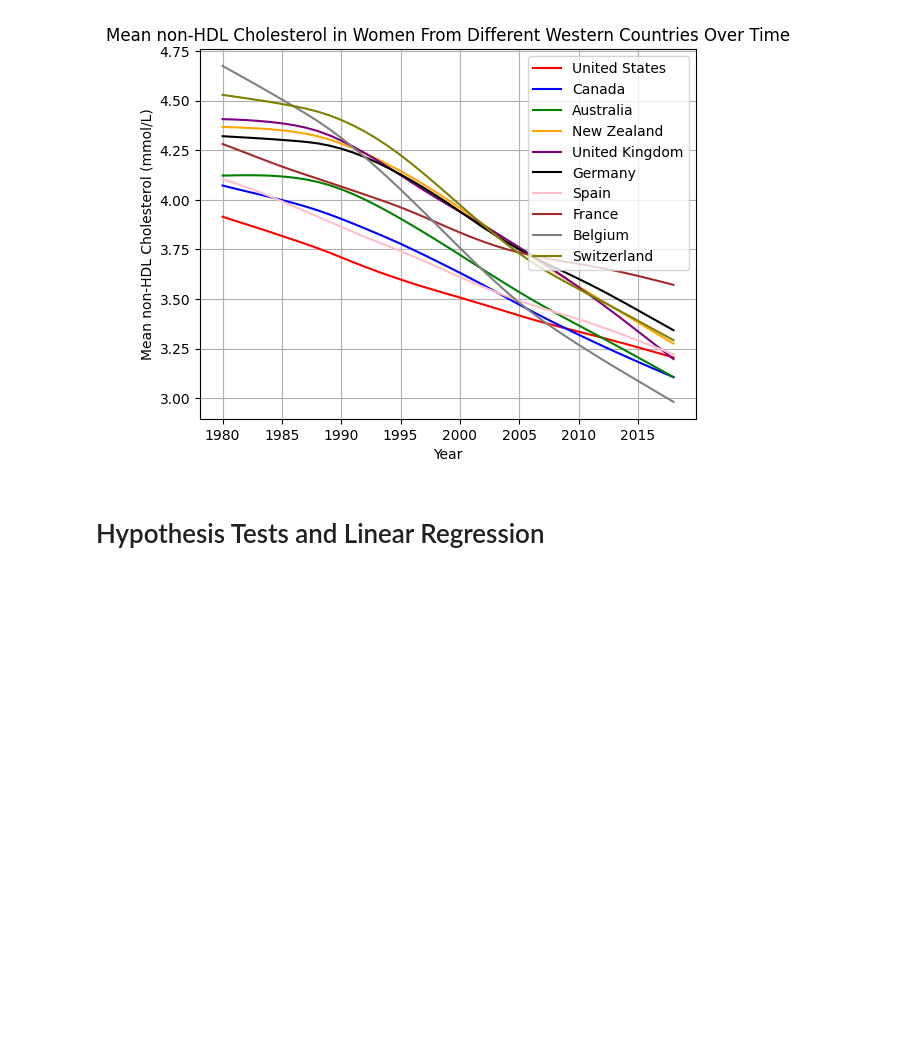
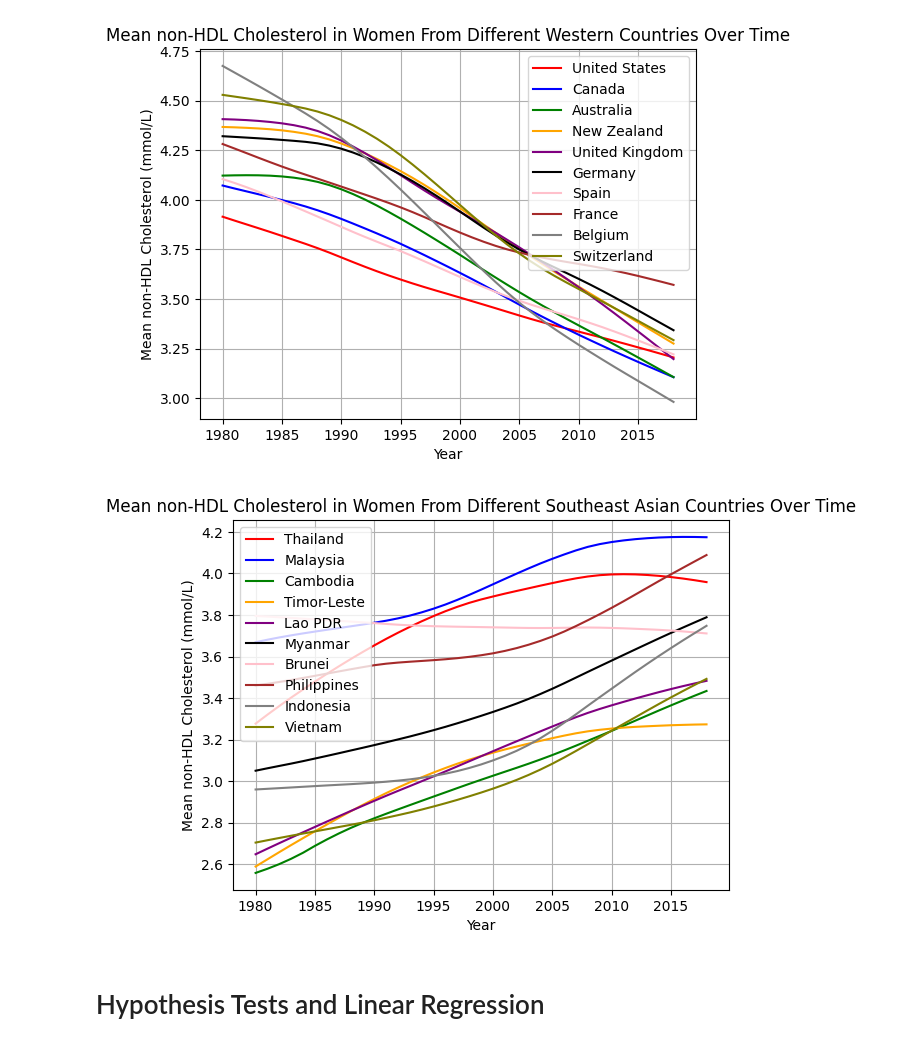
Before and after one commit to jocelynbrownie27-max/Cholesterol-Project, a Jupyter notebook: DSRP_2026_Jocelyn_Browne_(CHOLESTEROL).ipynb, the cells around one changed output. Drawn from its saved outputs; the diff is of its cells as text; code cells hidden in the pictures; blank space fills up the shorter version.

```diff
--- a/DSRP_2026_Jocelyn_Browne_(CHOLESTEROL).ipynb
+++ b/DSRP_2026_Jocelyn_Browne_(CHOLESTEROL).ipynb
@@ -580,6 +580,37 @@ plt.title('Mean non-HDL Cholesterol in Women From Different Western Countries Ov
 plt.show()
 # %% [output]
 [figure]
+# %%
+first_line = df[(df['Country/Region/World'] == 'Thailand') & (df['Sex'] == 'Women')].copy()
+second_line = df[(df['Country/Region/World'] == 'Malaysia') & (df['Sex'] == 'Women')].copy()
+third_line = df[(df['Country/Region/World'] == 'Cambodia') & (df['Sex'] == 'Women')].copy()
+fourth_line = df[(df['Country/Region/World'] == 'Timor-Leste') & (df['Sex'] == 'Women')].copy()
+fifth_line = df[(df['Country/Region/World'] == 'Lao PDR') & (df['Sex'] == 'Women')].copy()
+sixth_line = df[(df['Country/Region/World'] == 'Myanmar') & (df['Sex'] == 'Women')].copy()
+seventh_line = df[(df['Country/Region/World'] == 'Brunei Darussalam') & (df['Sex'] == 'Women')].copy()
+eighth_line = df[(df['Country/Region/World'] == 'Philippines') & (df['Sex'] == 'Women')].copy()
+ninth_line = df[(df['Country/Region/World'] == 'Indonesia') & (df['Sex'] == 'Women')].copy()
+tenth_line = df[(df['Country/Region/World'] == 'Viet Nam') & (df['Sex'] == 'Women')].copy()
+
+plt.plot(specific_country_df['Year'], first_line['Mean non-HDL cholesterol (mmol/L)'], label="Thailand", color='red')
+plt.plot(second_line['Year'], second_line['Mean non-HDL cholesterol (mmol/L)'], label="Malaysia", color='blue')
+plt.plot(third_line['Year'], third_line['Mean non-HDL cholesterol (mmol/L)'], label="Cambodia", color='green')
+plt.plot(fourth_line['Year'], fourth_line['Mean non-HDL cholesterol (mmol/L)'], label="Timor-Leste", color='orange')
+plt.plot(fifth_line['Year'], fifth_line['Mean non-HDL cholesterol (mmol/L)'], label="Lao PDR", color='purple')
+plt.plot(sixth_line['Year'], sixth_line['Mean non-HDL cholesterol (mmol/L)'], label="Myanmar", color='black')
+plt.plot(seventh_line['Year'], seventh_line['Mean non-HDL cholesterol (mmol/L)'], label="Brunei", color='pink')
+plt.plot(eighth_line['Year'], eighth_line['Mean non-HDL cholesterol (mmol/L)'], label="Philippines", color='brown')
+plt.plot(ninth_line['Year'], ninth_line['Mean non-HDL cholesterol (mmol/L)'], label="Indonesia", color='gray')
+plt.plot(tenth_line['Year'], tenth_line['Mean non-HDL cholesterol (mmol/L)'], label="Vietnam", color='olive')
+
+plt.legend()
+plt.grid(True)
+plt.xlabel('Year')
+plt.ylabel('Mean non-HDL Cholesterol (mmol/L)')
+plt.title('Mean non-HDL Cholesterol in Women From Different Southeast Asian Countries Over Time')
+plt.show()
+# %% [output]
+[figure, added]
 # %% [markdown]
 # Hypothesis Tests and Linear Regression
 # %%
```
Also changed, not shown: parts of 1 cell of this notebook.
